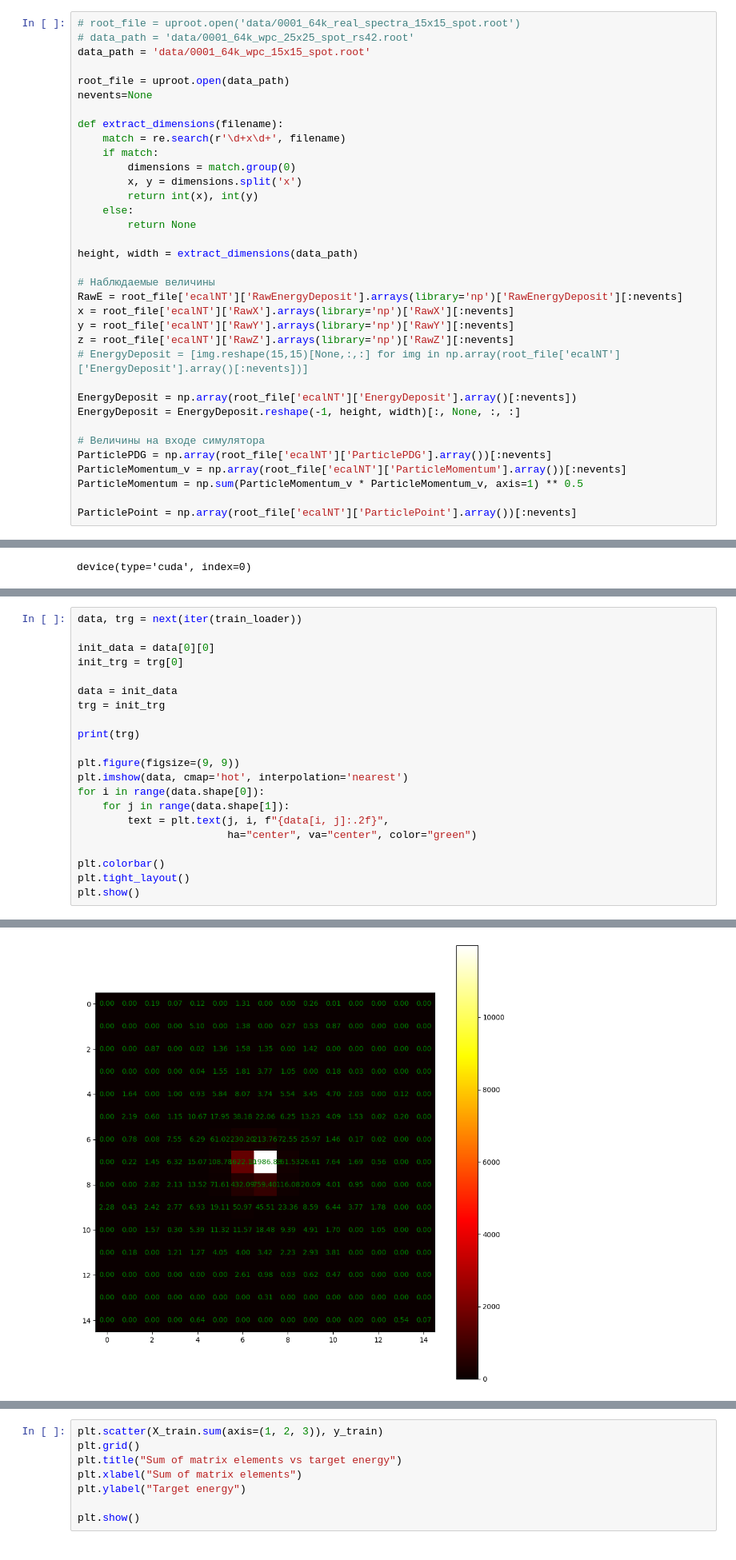
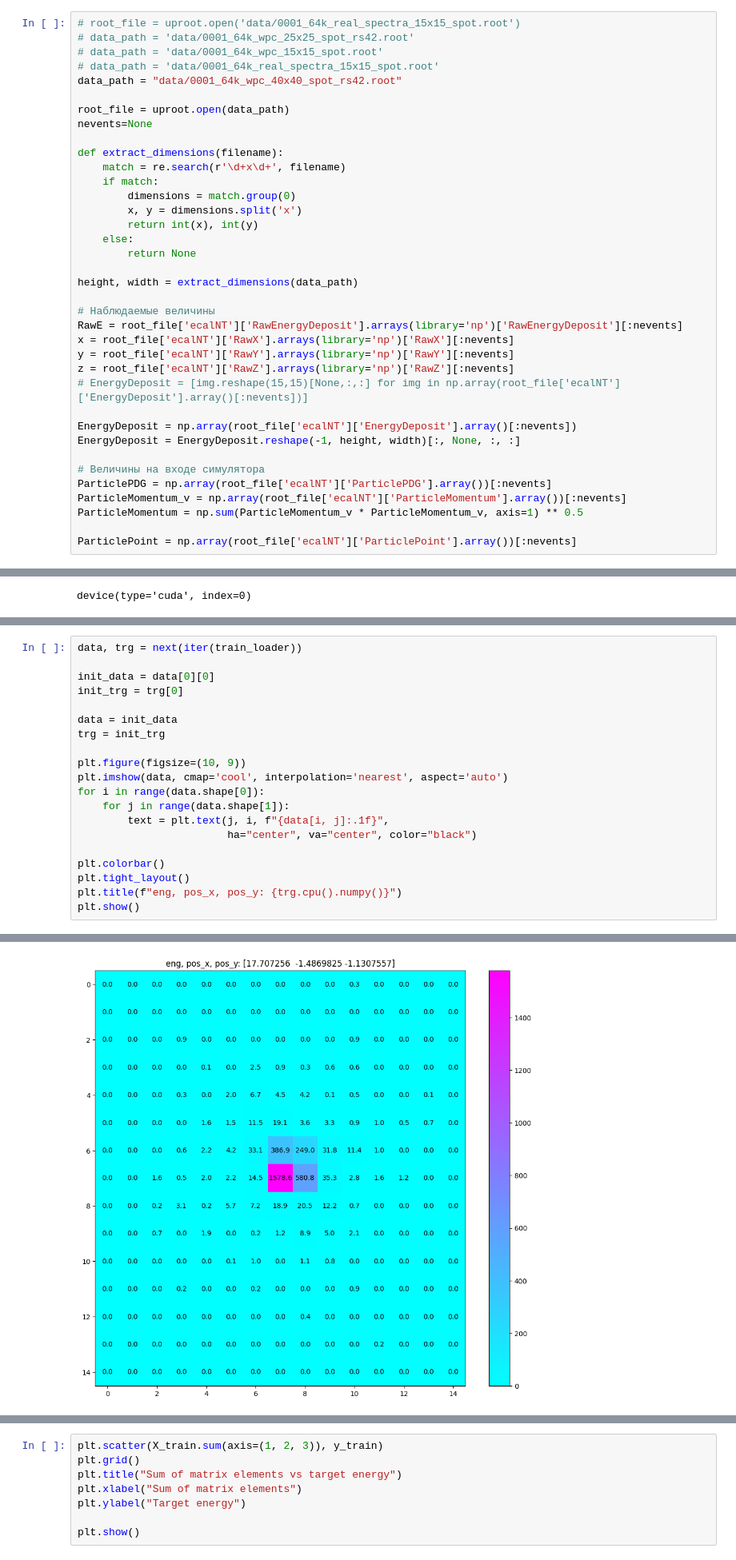
Before and after one commit to dxtvzw/ecal-optimization, a Jupyter notebook: src/tmp.ipynb, the cells around one changed output, grey strips where cells are left out. Shown at 80% size. Drawn from its saved outputs; the diff is of its cells as text.

```diff
--- a/src/tmp.ipynb
+++ b/src/tmp.ipynb
@@ -31,7 +31,9 @@ import re
 # %%
 # root_file = uproot.open('data/0001_64k_real_spectra_15x15_spot.root')
 # data_path = 'data/0001_64k_wpc_25x25_spot_rs42.root'
-data_path = 'data/0001_64k_wpc_15x15_spot.root'
+# data_path = 'data/0001_64k_wpc_15x15_spot.root'
+# data_path = 'data/0001_64k_real_spectra_15x15_spot.root'
+data_path = "data/0001_64k_wpc_40x40_spot_rs42.root"
 
 root_file = uproot.open(data_path)
 nevents=None
@@ -119,16 +131,15 @@ init_trg = trg[0]
 data = init_data
 trg = init_trg
 
-print(trg)
-
-plt.figure(figsize=(9, 9))
-plt.imshow(data, cmap='hot', interpolation='nearest')
+plt.figure(figsize=(10, 9))
+plt.imshow(data, cmap='cool', interpolation='nearest', aspect='auto')
 for i in range(data.shape[0]):
     for j in range(data.shape[1]):
-        text = plt.text(j, i, f"{data[i, j]:.2f}",
-                        ha="center", va="center", color="green")
+        text = plt.text(j, i, f"{data[i, j]:.1f}",
+                        ha="center", va="center", color="black")
 
 plt.colorbar()
 plt.tight_layout()
+plt.title(f"eng, pos_x, pos_y: {trg.cpu().numpy()}")
 plt.show()
 # %% [output]
@@ -136,4 +146,4 @@ tensor([95.4873,  0.6659,  0.2017])
-[figure, old version]
+[figure, new version]
 # %%
 class MyRandomRotation(nn.Module):
     def __init__(self):
```
Also changed, not shown: parts of 5 cells of this notebook, 2 other files.
